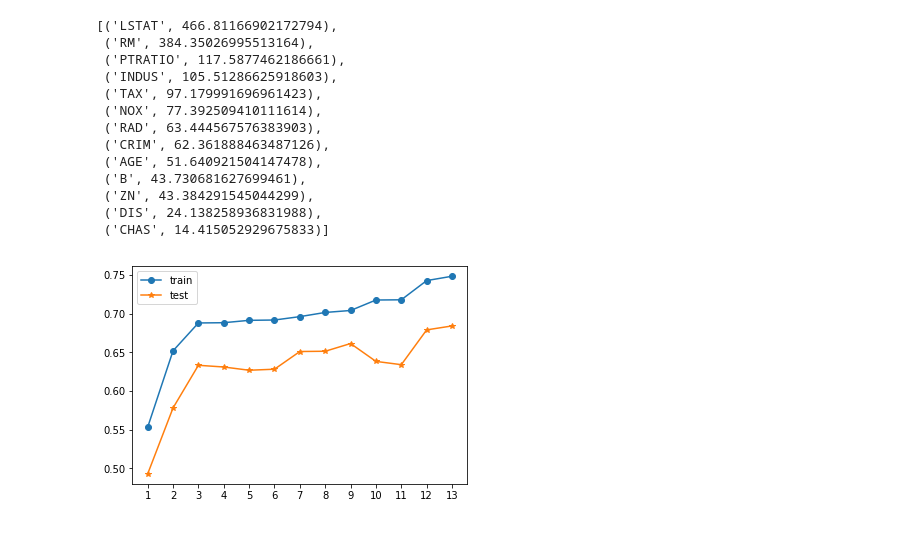
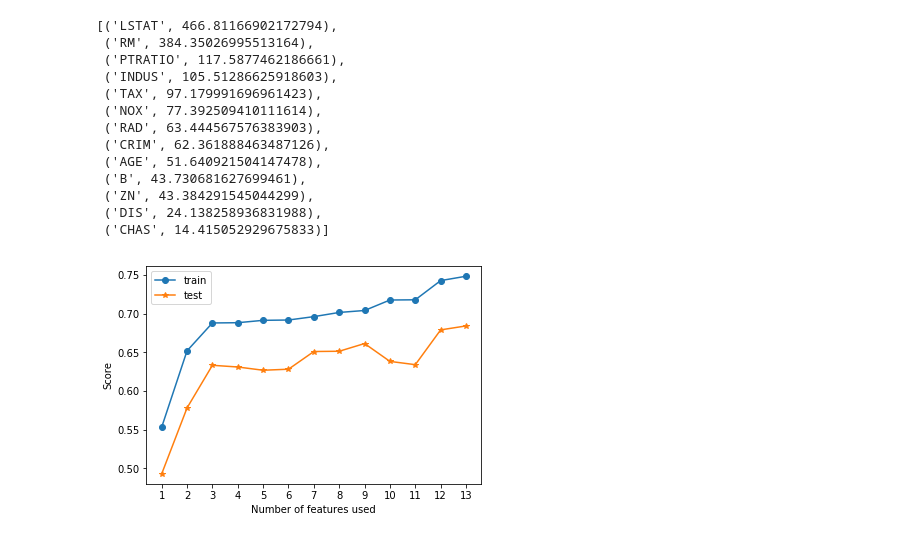
Before and after one commit to Lee-W/Intro_to_Python_Data_Science_Tools, a Jupyter notebook: 3 - Boston House Prices.ipynb, the cells around one changed output. Saved outputs shown, nothing was run; the diff lists cells and outputs as text; code cells hidden in the pictures.

```diff
--- a/3 - Boston House Prices.ipynb
+++ b/3 - Boston House Prices.ipynb
@@ -250,9 +250,11 @@ for num in features_num_seq:
 # %%
 plt.plot(features_num_seq, result_training_scores, marker='o', label='train')
 plt.plot(features_num_seq, result_test_scores, marker='*', label='test')
 
 plt.xticks(features_num_seq)
 plt.legend()
+plt.xlabel('Number of features used')
+plt.ylabel('Score')
 plt.show()
 # %% [output]
-[figure, old version]
+[figure, new version]
```
